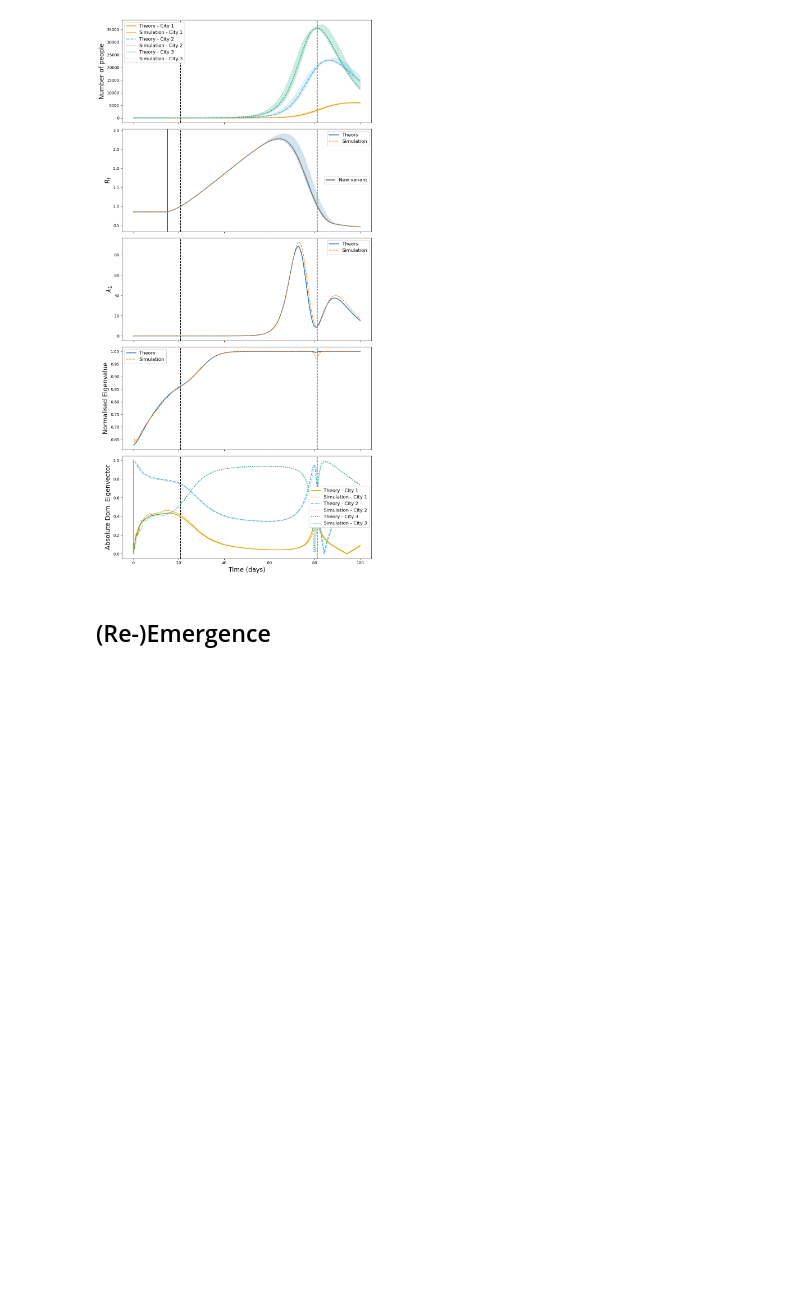
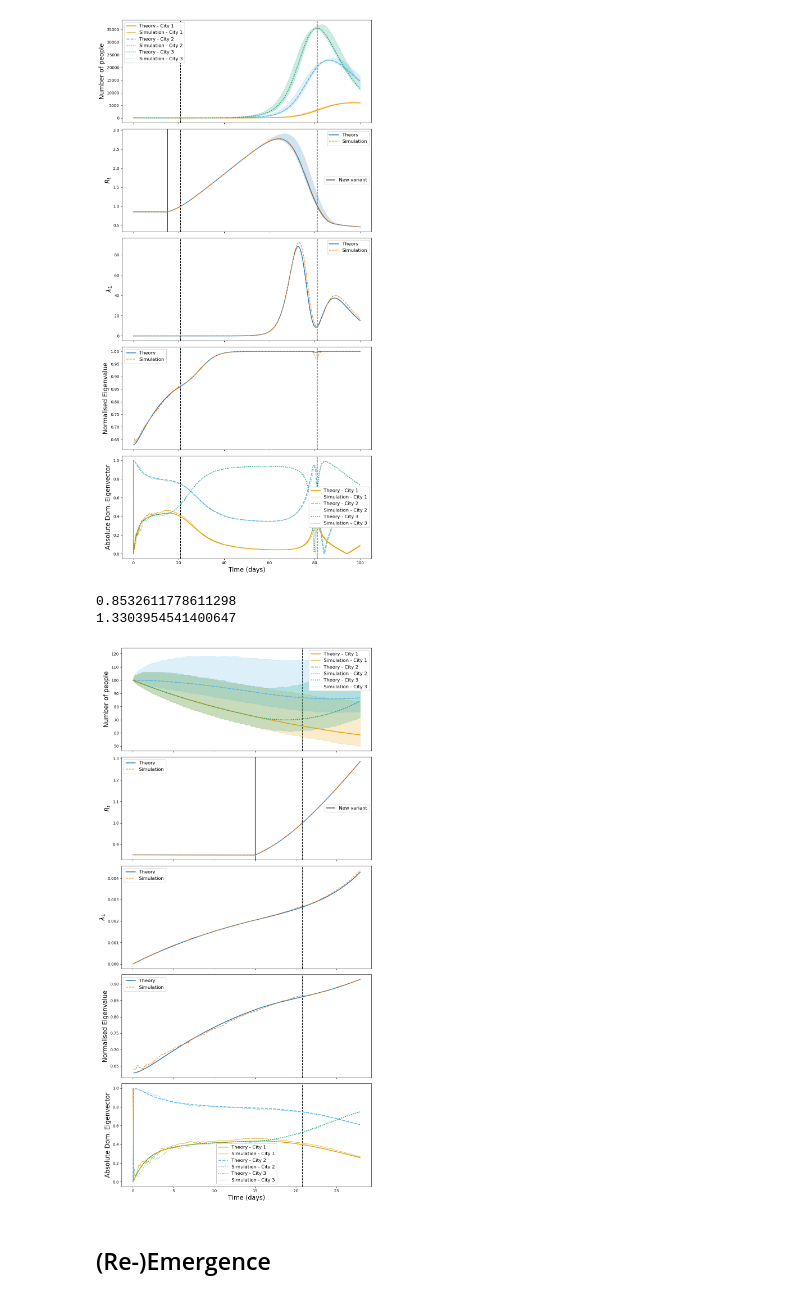
Before and after one commit to joshlooks/covariance-matrix, a Jupyter notebook: sir_results.ipynb, the cells around one changed output. Cells and saved outputs as stored; diff of their text form; code cells hidden in the pictures; blank space fills up the shorter version.

Commit message:
changing ts methods, prettying plots

```diff
--- a/sir_results.ipynb
+++ b/sir_results.ipynb
@@ -398,6 +461,46 @@ plot_epidemic_results_single(results_nv, ts, 'New variant', npi_time=15, save_pa
 0.8532611778611298
 1.3303954541400647
 [figure]
+# %%
+N_cities = 3
+T_max = 100
+N_population = 100000
+
+Ii = np.array([100,100,100])
+Si = N_population - Ii
+ts = np.arange(0,100.1,0.1)
+def betat(t):
+    b_w_l = 0.05
+    b_b_l = 0.025
+    beta_matrix_low = np.array([[b_w_l, b_b_l, 0],
+                                [b_b_l, b_w_l, b_b_l],
+                                [0,     b_b_l, b_w_l]])
+    if t < 15:
+        return beta_matrix_low
+    else:
+        temp = np.array([[0,0,0],
+                         [0,0,0.25],
+                         [0,0,1]])
+        return beta_matrix_low + 0.005*(t-15)*temp
+
+gamma = 0.1
+mu = 1/(80*365)
+b_w_l = 0.05
+b_b_l = 0.025
+beta_matrix_low = np.array([[b_w_l,b_b_l,0],[b_b_l,b_w_l,b_b_l],[0,b_b_l,b_w_l]])
+print(np.max(np.linalg.eigvals(beta_matrix_low))/(gamma+mu))
+beta_matrix_var = np.array([[b_w_l,b_b_l,0],[b_b_l,b_w_l,0.1],[0,b_b_l,0.1]])
+print(np.max(np.linalg.eigvals(beta_matrix_var))/(gamma+mu))
+
+results_nv = analyze_epidemic_data('newvar', betat, ts, gamma, mu, N_population, Si, Ii, 0.008)
+results_nv["crossings"] = results_nv['crossings'][0]
+# %% [output]
+0.8532611778611298
+1.3303954541400647
+# %%
+plot_epidemic_results_short(results_nv, ts[:280], 'New variant', npi_time=15, save_path='Figures/new_var_theory_short.pdf')
+# %% [output]
+[figure, added]
 # %% [markdown]
 ## (Re-)Emergence
 # %%
```
Also changed, not shown: parts of 3 cells of this notebook, 34 other files.
